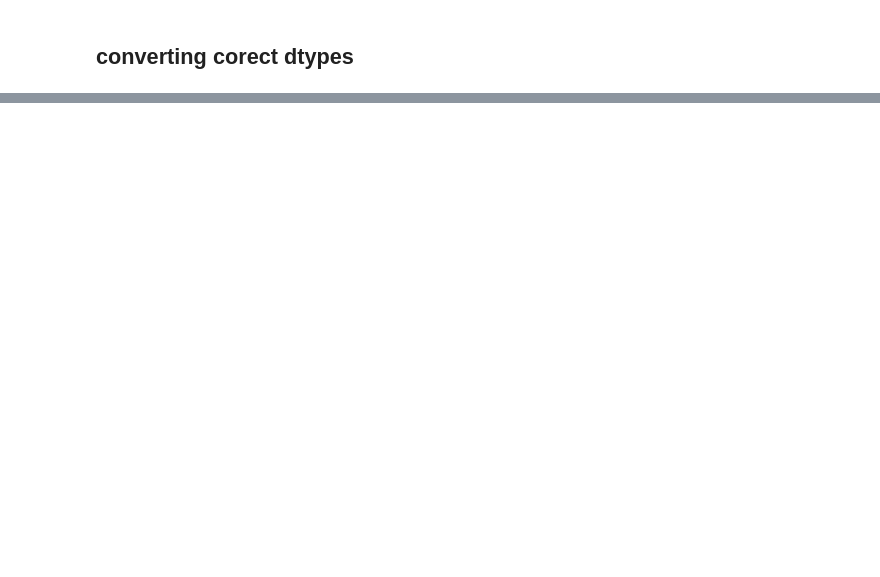
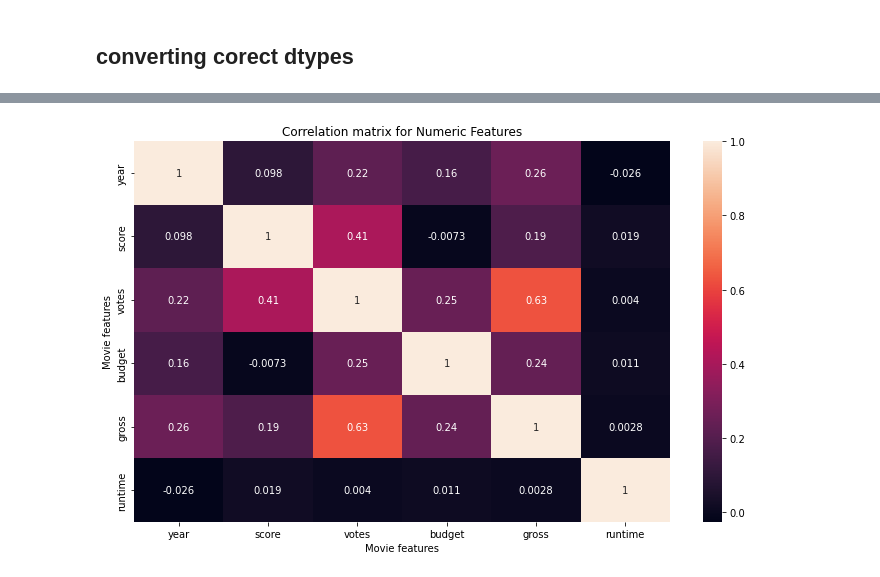
Before and after one commit to codewithawr/portfolio_data_analysis_project, a Jupyter notebook: Movies_data/Movise_analysis.ipynb, the cells around one changed output, grey strips where cells are left out. Cells and saved outputs as stored; diff of their text form; code cells hidden in the pictures; blank space fills up the shorter version.

```diff
--- a/Movies_data/Movise_analysis.ipynb
+++ b/Movies_data/Movise_analysis.ipynb
@@ -54,9 +77,8 @@ df.head(3)
 # %% [markdown]
 ## converting corect dtypes
 # %%
-print(df.votes.dtypes)
-df.votes = df.votes.values.astype(np.int64)
-df.gross = df.gross.values.astype(np.int64)
+# df.votes = df.votes.values.astype(np.int64)
+# df.gross = df.gross.values.astype(np.int64)
 df.runtime = df.runtime.values.astype(np.int64)
 df.budget = df.budget.values.astype(np.int64)
 
@@ -81,0 +105,3 @@ dtype: object
+# %%
+df.drop_duplicates(inplace=True)
+df.head()
@@ -81,0 +127,9 @@ dtype: object
+# %%
+correlation_matrix = df.corr()
+sns.heatmap(correlation_matrix, annot = True)
+plt.title("Correlation matrix for Numeric Features")
+plt.xlabel("Movie features")
+plt.ylabel("Movie features")
+plt.show()
+# %% [output]
+[figure, added]
```
Also changed, not shown: parts of 23 cells of this notebook.
